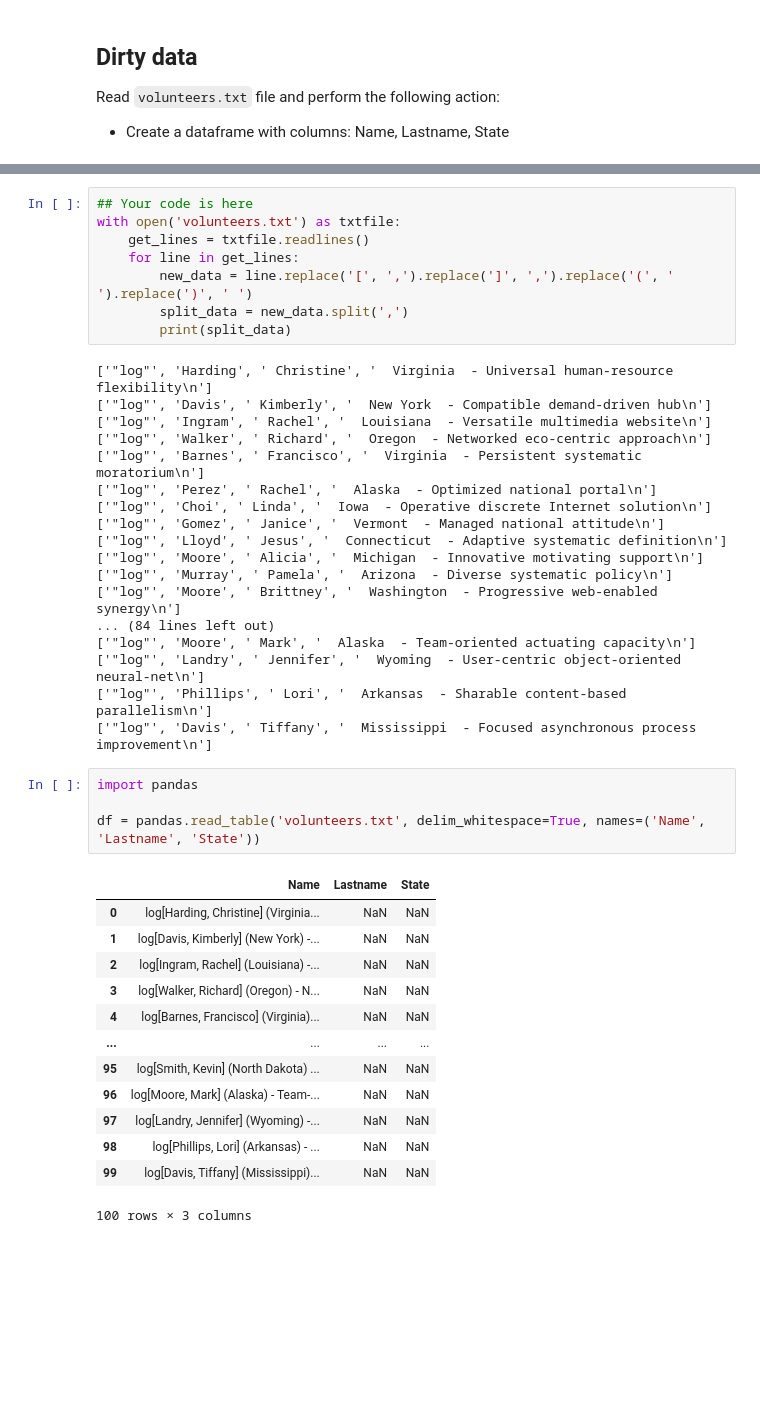
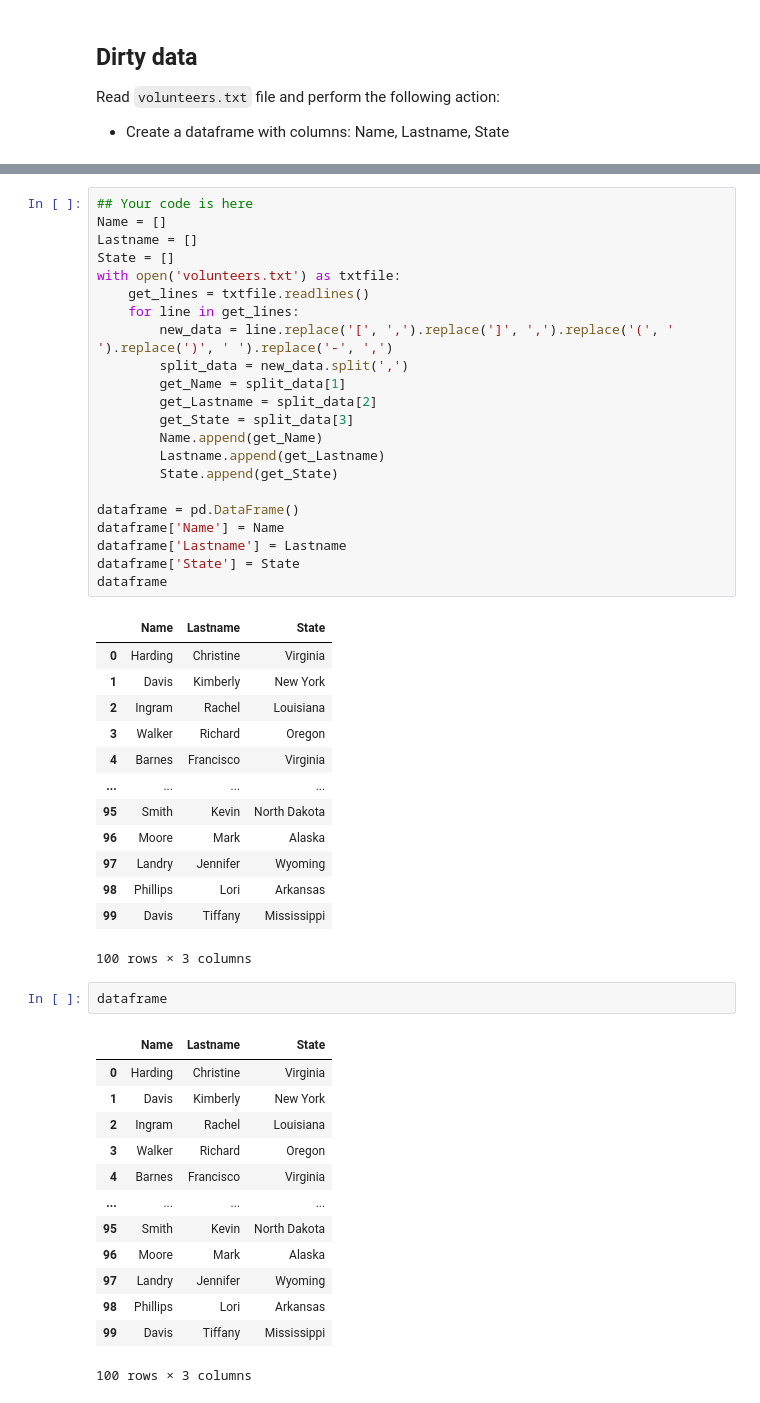
Before and after one commit to Poojaanil-0198/Data601, a Jupyter notebook: WEEK 06/week06_lab.ipynb, the cells around one changed output, grey strips where cells are left out. Saved outputs shown, nothing was run; the diff lists cells and outputs as text; blank space fills up the shorter version.

```diff
--- a/WEEK 06/week06_lab.ipynb
+++ b/WEEK 06/week06_lab.ipynb
@@ -121,44 +121,52 @@ Read `volunteers.txt` file and perform the following action:
 # %%
 ## Your code is here
+Name = []
+Lastname = []
+State = []
 with open('volunteers.txt') as txtfile:
     get_lines = txtfile.readlines()
     for line in get_lines:
-        new_data = line.replace('[', ',').replace(']', ',').replace('(', ' ').replace(')', ' ')
+        new_data = line.replace('[', ',').replace(']', ',').replace('(', ' ').replace(')', ' ').replace('-', ',')
         split_data = new_data.split(',')
-        print(split_data)
+        get_Name = split_data[1]
+        get_Lastname = split_data[2]
+        get_State = split_data[3]
+        Name.append(get_Name)
+        Lastname.append(get_Lastname)
+        State.append(get_State)
+
+dataframe = pd.DataFrame()
+dataframe['Name'] = Name
+dataframe['Lastname'] = Lastname
+dataframe['State'] = State
+dataframe
 # %% [output]
+|  | Name | Lastname | State |
+| 0 | Harding | Christine | Virginia |
+| 1 | Davis | Kimberly | New York |
+| 2 | Ingram | Rachel | Louisiana |
+| 3 | Walker | Richard | Oregon |
+| 4 | Barnes | Francisco | Virginia |
+| ... | ... | ... | ... |
+| 95 | Smith | Kevin | North Dakota |
+| 96 | Moore | Mark | Alaska |
+| 97 | Landry | Jennifer | Wyoming |
+| 98 | Phillips | Lori | Arkansas |
+| 99 | Davis | Tiffany | Mississippi |
-['"log"', 'Harding', ' Christine', '  Virginia  - Universal human-resource flexibility\n']
-['"log"', 'Davis', ' Kimberly', '  New York  - Compatible demand-driven hub\n']
-['"log"', 'Ingram', ' Rachel', '  Louisiana  - Versatile multimedia website\n']
-['"log"', 'Walker', ' Richard', '  Oregon  - Networked eco-centric approach\n']
-['"log"', 'Barnes', ' Francisco', '  Virginia  - Persistent systematic moratorium\n']
-['"log"', 'Perez', ' Rachel', '  Alaska  - Optimized national portal\n']
-['"log"', 'Choi', ' Linda', '  Iowa  - Operative discrete Internet solution\n']
-['"log"', 'Gomez', ' Janice', '  Vermont  - Managed national attitude\n']
-['"log"', 'Lloyd', ' Jesus', '  Connecticut  - Adaptive systematic definition\n']
-['"log"', 'Moore', ' Alicia', '  Michigan  - Innovative motivating support\n']
-['"log"', 'Murray', ' Pamela', '  Arizona  - Diverse systematic policy\n']
-['"log"', 'Moore', ' Brittney', '  Washington  - Progressive web-enabled synergy\n']
-... (84 lines left out)
-['"log"', 'Moore', ' Mark', '  Alaska  - Team-oriented actuating capacity\n']
-['"log"', 'Landry', ' Jennifer', '  Wyoming  - User-centric object-oriented neural-net\n']
-['"log"', 'Phillips', ' Lori', '  Arkansas  - Sharable content-based parallelism\n']
-['"log"', 'Davis', ' Tiffany', '  Mississippi  - Focused asynchronous process improvement\n']
+100 rows × 3 columns
 # %%
-import pandas
-
-df = pandas.read_table('volunteers.txt', delim_whitespace=True, names=('Name', 'Lastname', 'State'))
+dataframe
 # %% [output]
 |  | Name | Lastname | State |
-| 0 | log[Harding, Christine] (Virginia... | NaN | NaN |
-| 1 | log[Davis, Kimberly] (New York) -... | NaN | NaN |
-| 2 | log[Ingram, Rachel] (Louisiana) -... | NaN | NaN |
-| 3 | log[Walker, Richard] (Oregon) - N... | NaN | NaN |
-| 4 | log[Barnes, Francisco] (Virginia)... | NaN | NaN |
+| 0 | Harding | Christine | Virginia |
+| 1 | Davis | Kimberly | New York |
+| 2 | Ingram | Rachel | Louisiana |
+| 3 | Walker | Richard | Oregon |
+| 4 | Barnes | Francisco | Virginia |
 | ... | ... | ... | ... |
-| 95 | log[Smith, Kevin] (North Dakota) ... | NaN | NaN |
-| 96 | log[Moore, Mark] (Alaska) - Team-... | NaN | NaN |
-| 97 | log[Landry, Jennifer] (Wyoming) -... | NaN | NaN |
-| 98 | log[Phillips, Lori] (Arkansas) - ... | NaN | NaN |
-| 99 | log[Davis, Tiffany] (Mississippi)... | NaN | NaN |
+| 95 | Smith | Kevin | North Dakota |
+| 96 | Moore | Mark | Alaska |
+| 97 | Landry | Jennifer | Wyoming |
+| 98 | Phillips | Lori | Arkansas |
+| 99 | Davis | Tiffany | Mississippi |
 100 rows × 3 columns
```
Also changed, not shown: parts of 18 cells of this notebook, 1 other file.
